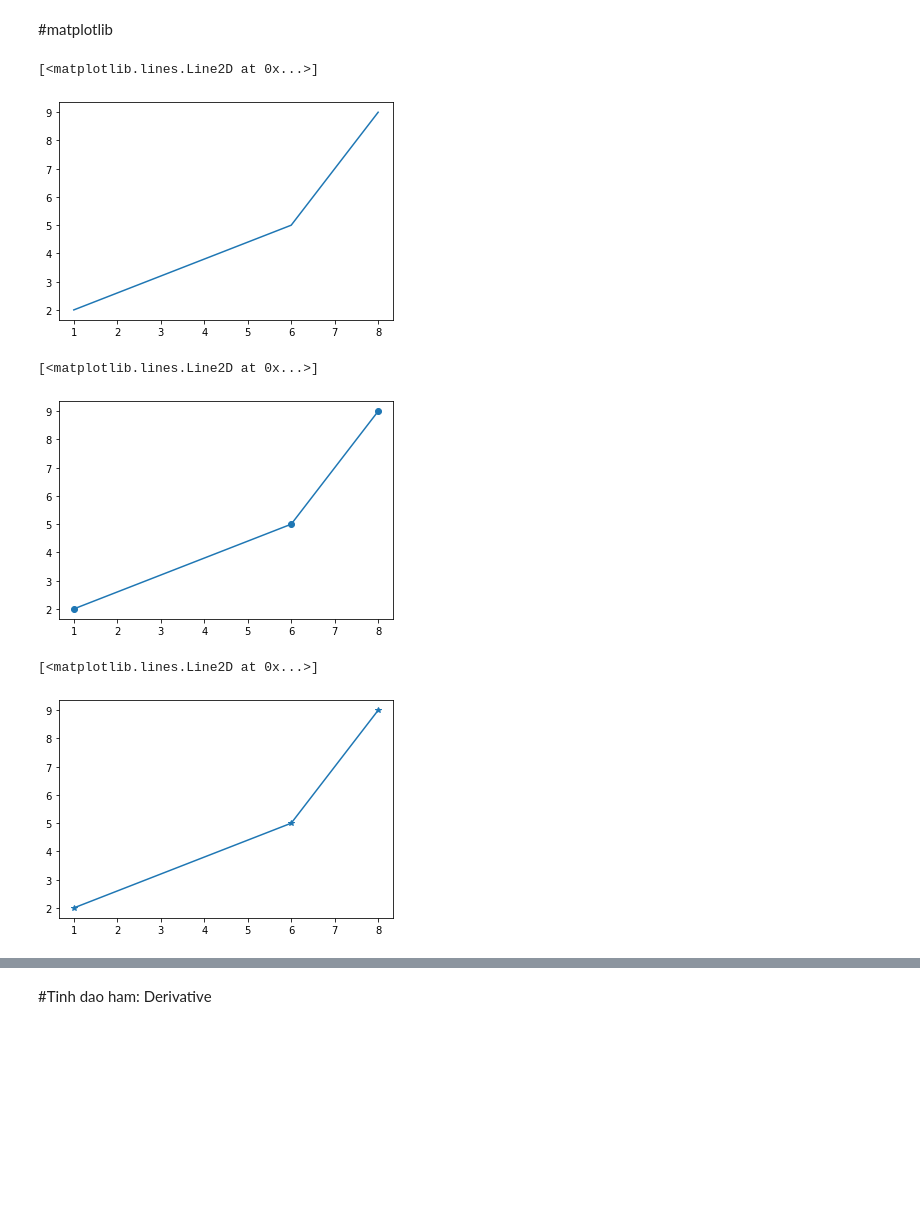
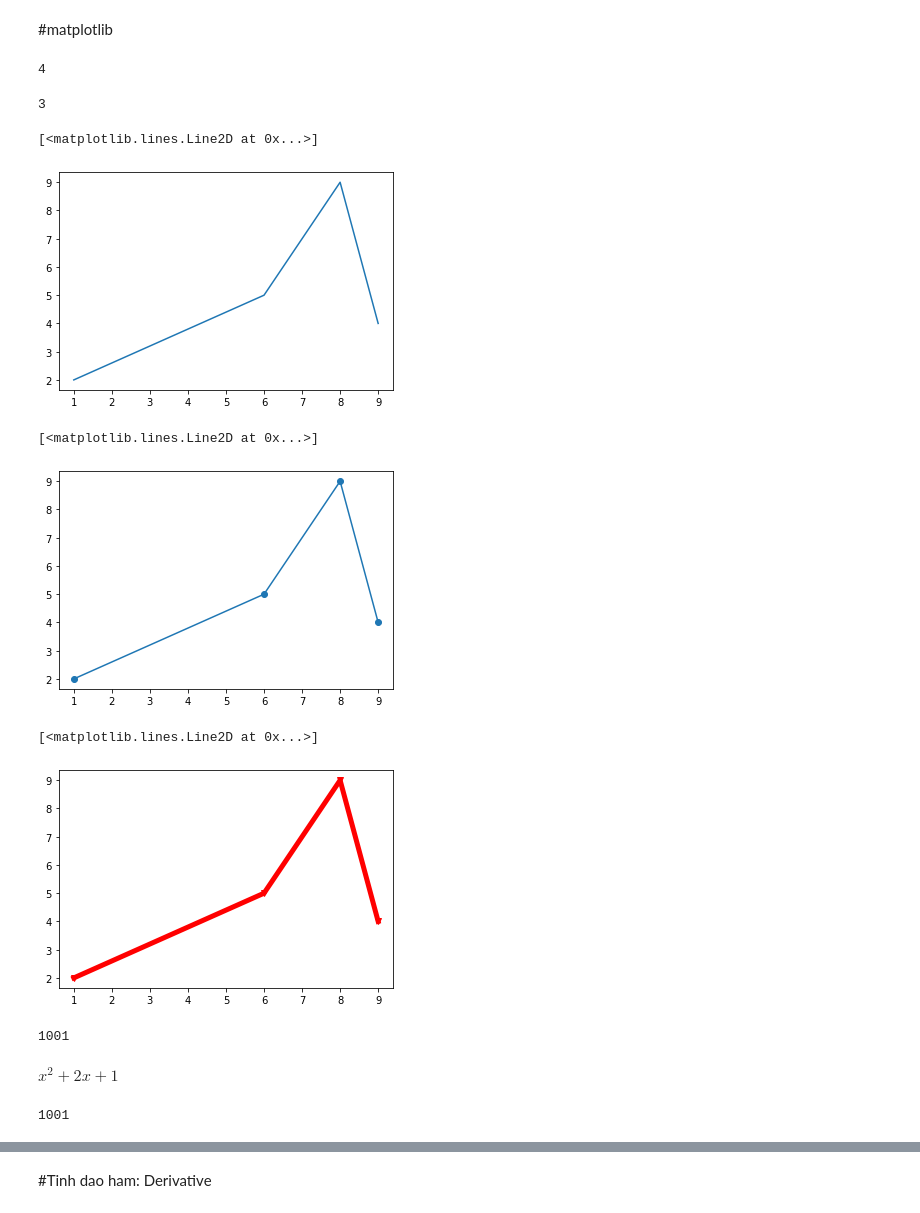
Before and after one commit to huynhhoc/ThuchanhToanCC, a Jupyter notebook: Chuong2.ipynb, the cells around one changed output, grey strips where cells are left out. Cells and saved outputs as stored; diff of their text form; code cells hidden in the pictures; blank space fills up the shorter version.

```diff
--- a/Chuong2.ipynb
+++ b/Chuong2.ipynb
@@ -91,6 +111,6 @@ $\displaystyle \cos{\left(a - u \right)}$
 # %% [markdown]
 #matplotlib
 # %%
-x_numbers = [1,6,8]
-y_numbers = [2,5,9]
+x_numbers = [1,6,8,9]
+y_numbers = [2,5,9,4]
 # %%
@@ -98,15 +118,23 @@ from pylab import plot, show
+# %%
+len(x_numbers)
+# %% [output]
+4
+# %%
+len(y_numbers)
+# %% [output]
+3
 # %%
 plot(x_numbers, y_numbers)
 # %% [output]
 [<matplotlib.lines.Line2D at 0x...>]
-[figure, old version]
+[figure, new version]
 # %%
 plot(x_numbers, y_numbers, marker='o')
 # %% [output]
 [<matplotlib.lines.Line2D at 0x...>]
-[figure, old version]
+[figure, new version]
 # %%
-plot(x_numbers, y_numbers, marker='*')
+plot(x_numbers, y_numbers, marker='v', color='red', linewidth=5)
 # %% [output]
 [<matplotlib.lines.Line2D at 0x...>]
-[figure, old version]
+[figure, new version]
@@ -112,0 +144,4 @@ plot(x_numbers, y_numbers, marker='*')
+# %%
+len(X)
+# %% [output]
+1001
@@ -112,0 +152,4 @@ plot(x_numbers, y_numbers, marker='*')
+# %%
+f
+# %% [output]
+$\displaystyle x^{2} + 2 x + 1$
@@ -112,0 +161,4 @@ plot(x_numbers, y_numbers, marker='*')
+# %%
+len(y)
+# %% [output]
+1001
```
Also changed, not shown: parts of 44 cells of this notebook.
